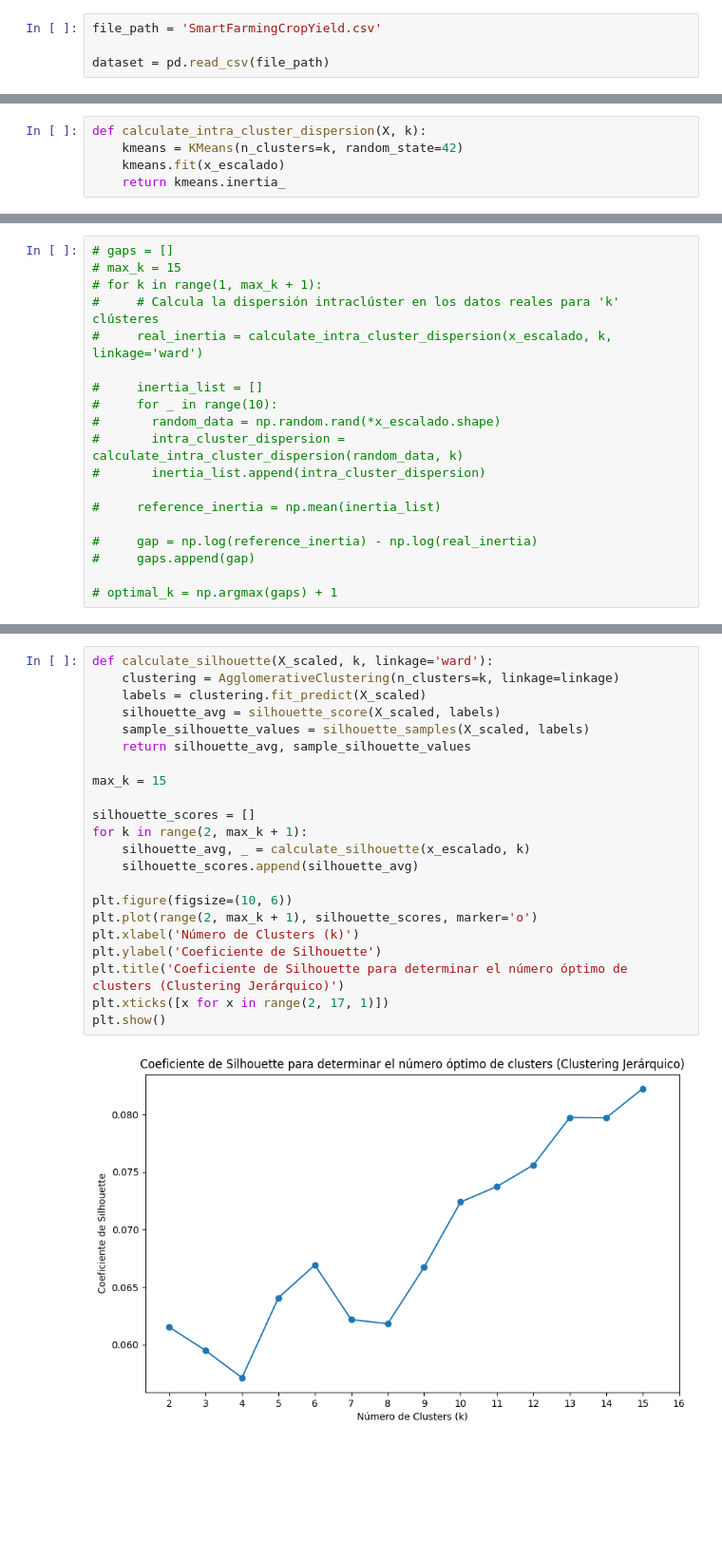
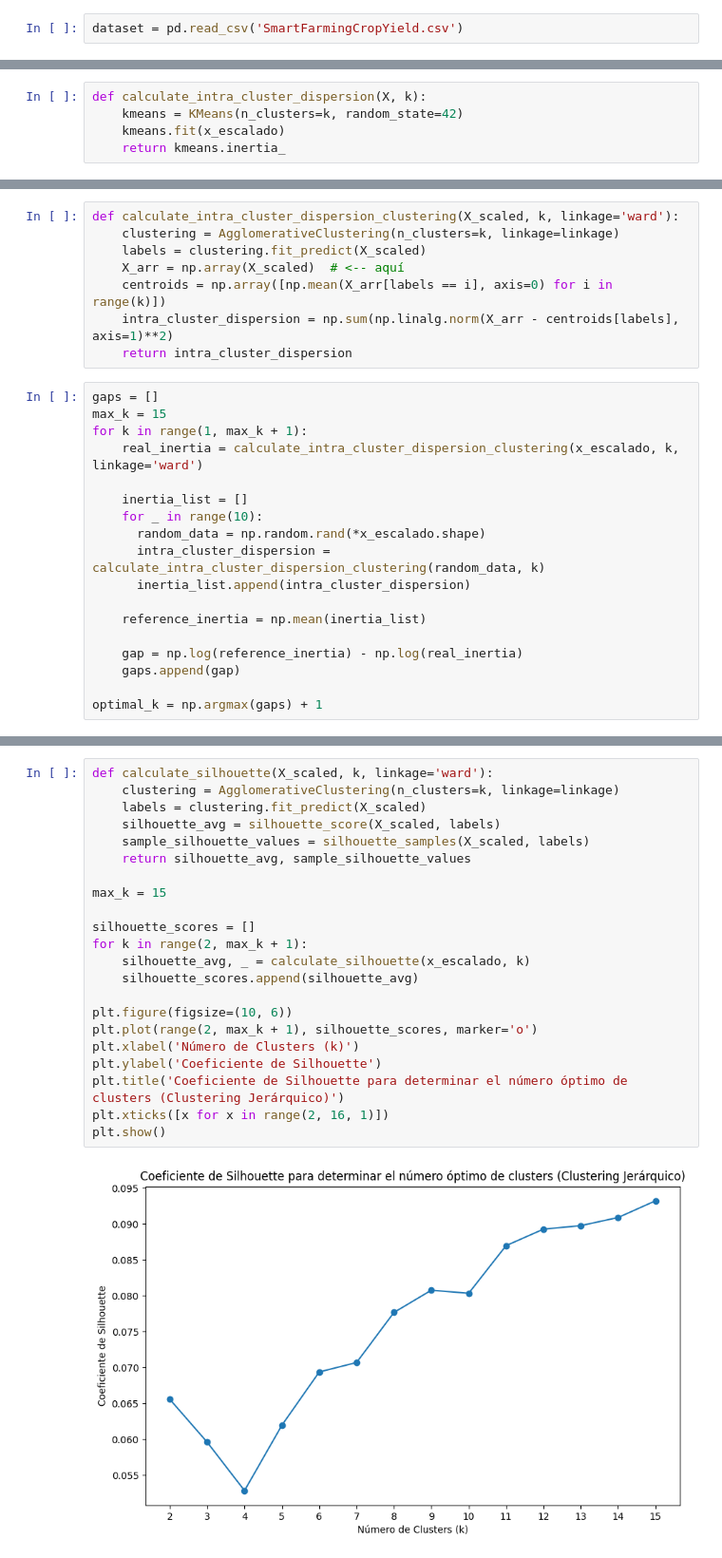
Before and after one commit to juanachies/TP1_Mineria, a Jupyter notebook: tp.ipynb, the cells around one changed output, grey strips where cells are left out. Shown at 95% size. Cells and saved outputs as stored; diff of their text form; blank space fills up the shorter version.

```diff
--- a/tp.ipynb
+++ b/tp.ipynb
@@ -22,9 +24,7 @@ from scipy.cluster.hierarchy import dendrogram, linkage
 
 from scipy.spatial.distance import cdist
 # %%
-file_path = 'SmartFarmingCropYield.csv'
-
-dataset = pd.read_csv(file_path)
+dataset = pd.read_csv('SmartFarmingCropYield.csv')
 # %% [markdown]
 # Análisis exploratorio de datos (EDA)
 # %%
@@ -554,22 +445,29 @@ def calculate_intra_cluster_dispersion(X_scaled, k, linkage='ward'):
+# %%
+def calculate_intra_cluster_dispersion_clustering(X_scaled, k, linkage='ward'):
+    clustering = AgglomerativeClustering(n_clusters=k, linkage=linkage)
+    labels = clustering.fit_predict(X_scaled)
+    X_arr = np.array(X_scaled)  # <-- aquí
+    centroids = np.array([np.mean(X_arr[labels == i], axis=0) for i in range(k)])
+    intra_cluster_dispersion = np.sum(np.linalg.norm(X_arr - centroids[labels], axis=1)**2)
+    return intra_cluster_dispersion
 # %%
-# gaps = []
-# max_k = 15
-# for k in range(1, max_k + 1):
-#     # Calcula la dispersión intraclúster en los datos reales para 'k' clústeres
-#     real_inertia = calculate_intra_cluster_dispersion(x_escalado, k, linkage='ward')
+gaps = []
+max_k = 15
+for k in range(1, max_k + 1):
+    real_inertia = calculate_intra_cluster_dispersion_clustering(x_escalado, k, linkage='ward')
 
-#     inertia_list = []
-#     for _ in range(10):
-#       random_data = np.random.rand(*x_escalado.shape)
-#       intra_cluster_dispersion = calculate_intra_cluster_dispersion(random_data, k)
-#       inertia_list.append(intra_cluster_dispersion)
+    inertia_list = []
+    for _ in range(10):
+      random_data = np.random.rand(*x_escalado.shape)
+      intra_cluster_dispersion = calculate_intra_cluster_dispersion_clustering(random_data, k)
+      inertia_list.append(intra_cluster_dispersion)
 
-#     reference_inertia = np.mean(inertia_list)
+    reference_inertia = np.mean(inertia_list)
 
-#     gap = np.log(reference_inertia) - np.log(real_inertia)
-#     gaps.append(gap)
+    gap = np.log(reference_inertia) - np.log(real_inertia)
+    gaps.append(gap)
 
-# optimal_k = np.argmax(gaps) + 1
+optimal_k = np.argmax(gaps) + 1
 # %%
 print("Número óptimo de clusters según el Gap Statistic:", optimal_k)
 
@@ -617,24 +512,24 @@ silhouette_avg
 # %%
 def calculate_silhouette(X_scaled, k, linkage='ward'):
     clustering = AgglomerativeClustering(n_clusters=k, linkage=linkage)
     labels = clustering.fit_predict(X_scaled)
     silhouette_avg = silhouette_score(X_scaled, labels)
     sample_silhouette_values = silhouette_samples(X_scaled, labels)
     return silhouette_avg, sample_silhouette_values
 
 max_k = 15
 
 silhouette_scores = []
 for k in range(2, max_k + 1):
     silhouette_avg, _ = calculate_silhouette(x_escalado, k)
     silhouette_scores.append(silhouette_avg)
 
 plt.figure(figsize=(10, 6))
 plt.plot(range(2, max_k + 1), silhouette_scores, marker='o')
 plt.xlabel('Número de Clusters (k)')
 plt.ylabel('Coeficiente de Silhouette')
 plt.title('Coeficiente de Silhouette para determinar el número óptimo de clusters (Clustering Jerárquico)')
-plt.xticks([x for x in range(2, 17, 1)])
+plt.xticks([x for x in range(2, 16, 1)])
 plt.show()
 # %% [output]
-[figure, old version]
+[figure, new version]
```
Also changed, not shown: parts of 36 cells of this notebook.
